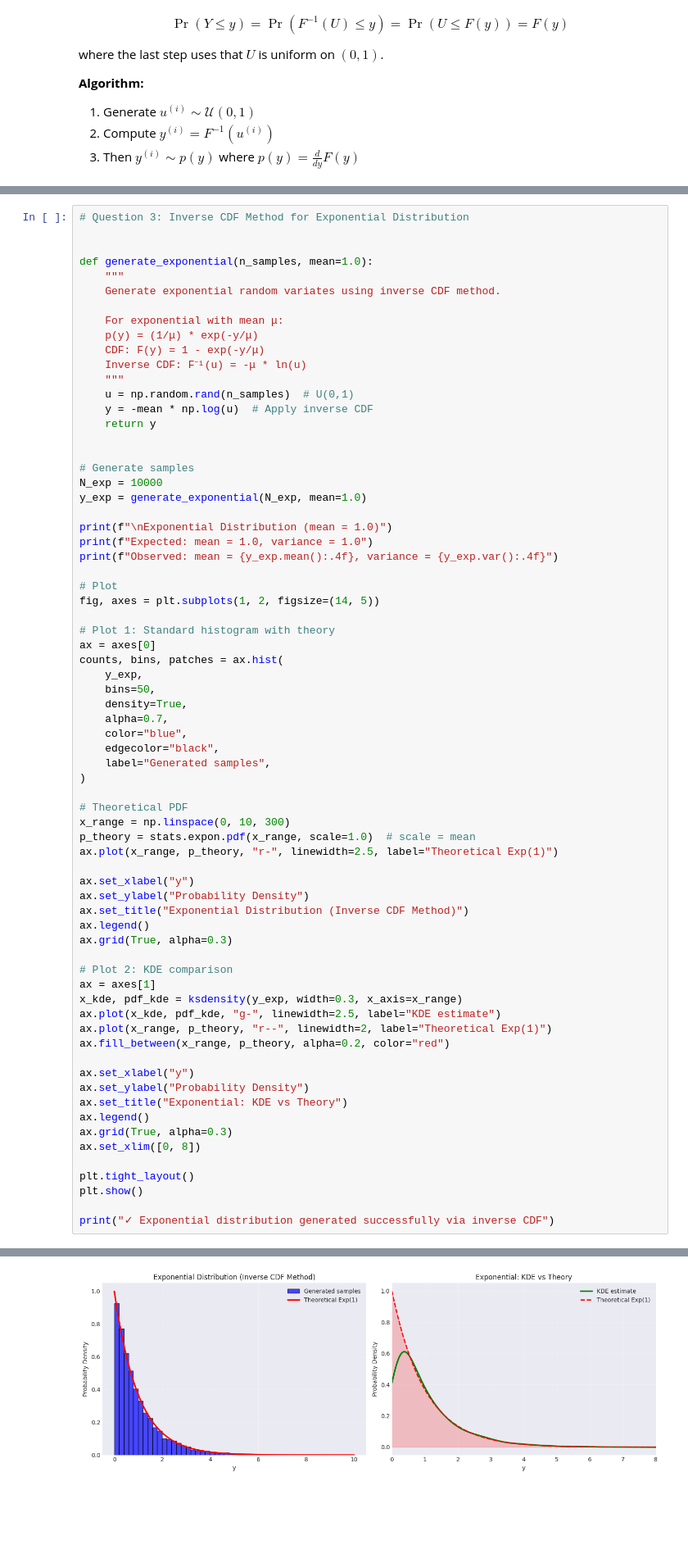
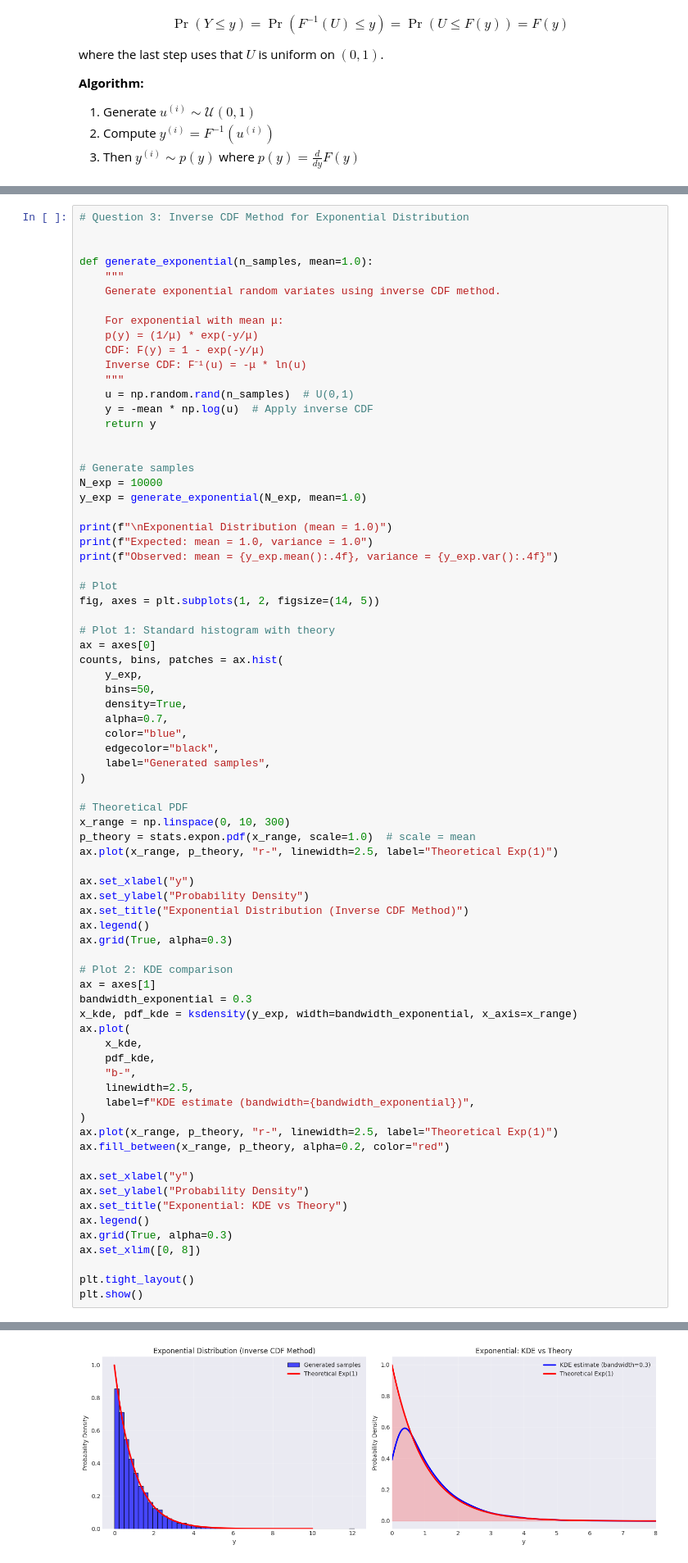
Before and after one commit to liuzihe02/iia, a Jupyter notebook: 3F3/rv_lab.ipynb, the cells around one changed output, grey strips where cells are left out. Shown at 82% size. Saved outputs shown, nothing was run; the diff lists cells and outputs as text; blank space fills up the shorter version.

```diff
--- a/3F3/rv_lab.ipynb
+++ b/3F3/rv_lab.ipynb
@@ -518,9 +735,16 @@ ax.grid(True, alpha=0.3)
 
 # Plot 2: KDE comparison
 ax = axes[1]
-x_kde, pdf_kde = ksdensity(y_exp, width=0.3, x_axis=x_range)
-ax.plot(x_kde, pdf_kde, "g-", linewidth=2.5, label="KDE estimate")
-ax.plot(x_range, p_theory, "r--", linewidth=2, label="Theoretical Exp(1)")
+bandwidth_exponential = 0.3
+x_kde, pdf_kde = ksdensity(y_exp, width=bandwidth_exponential, x_axis=x_range)
+ax.plot(
+    x_kde,
+    pdf_kde,
+    "b-",
+    linewidth=2.5,
+    label=f"KDE estimate (bandwidth={bandwidth_exponential})",
+)
+ax.plot(x_range, p_theory, "r-", linewidth=2.5, label="Theoretical Exp(1)")
 ax.fill_between(x_range, p_theory, alpha=0.2, color="red")
 
 ax.set_xlabel("y")
@@ -532,8 +756,6 @@ ax.set_xlim([0, 8])
 
 plt.tight_layout()
 plt.show()
-
-print("✓ Exponential distribution generated successfully via inverse CDF")
 # %% [output]
 Exponential Distribution (mean = 1.0)
 Expected: mean = 1.0, variance = 1.0
@@ -541 +763 @@ Observed: mean = 0.9759, variance = 0.9796
-[figure, old version]
+[figure, new version]
```
Also changed, not shown: parts of 32 cells of this notebook, 5 other files.
